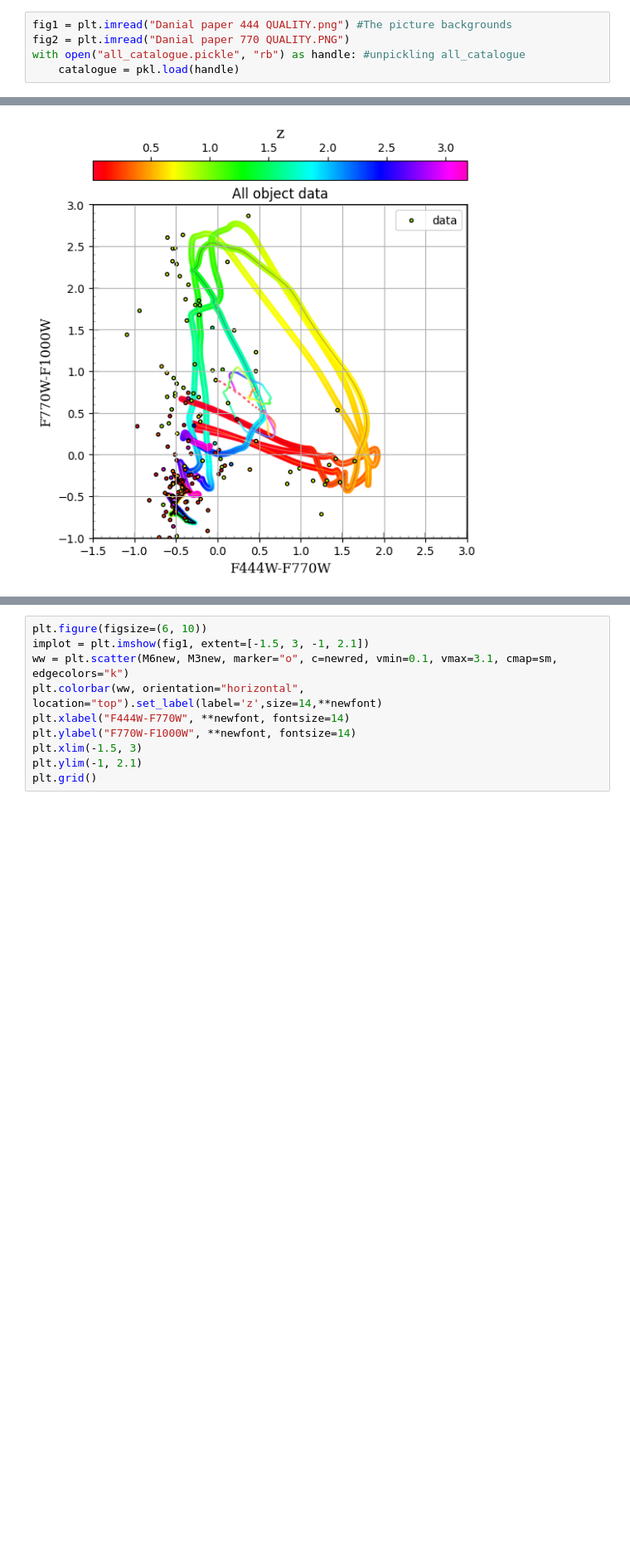
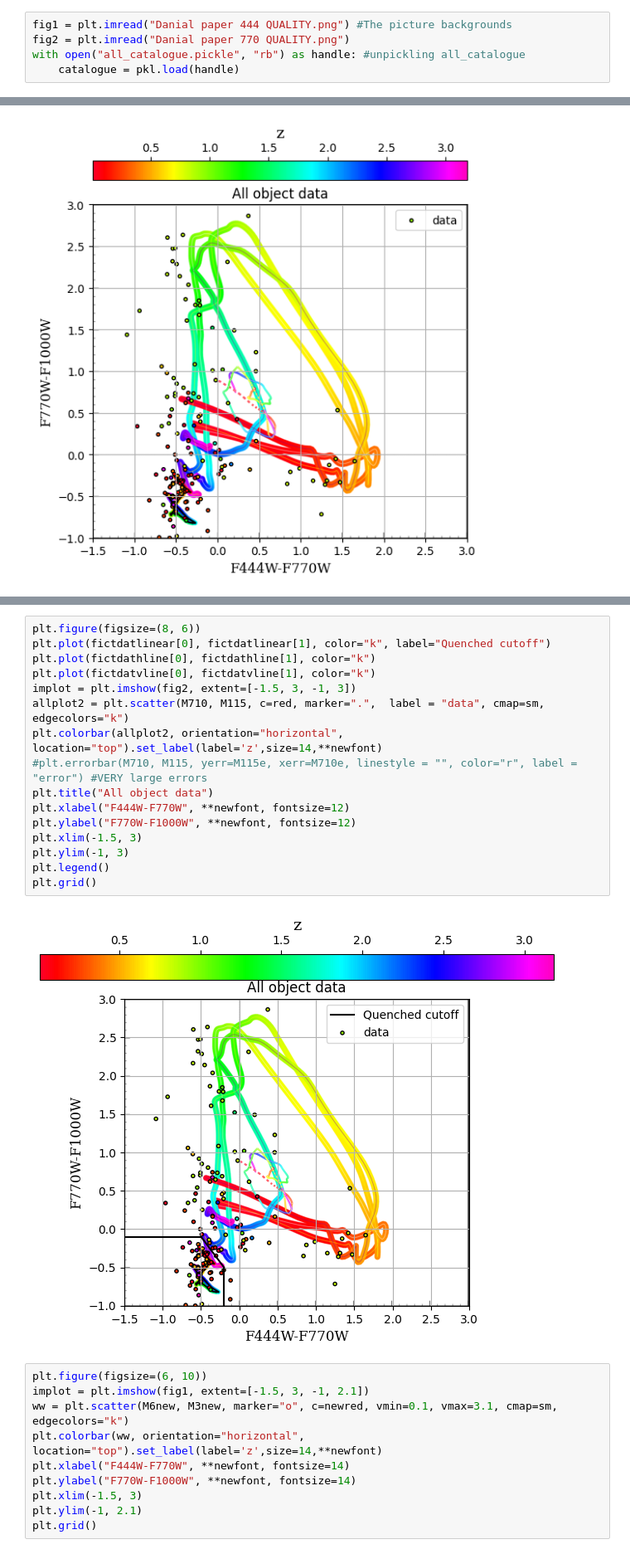
Before and after one commit to StellaWasTaken/1st-year-project, a Jupyter notebook: CSFG data results.ipynb, the cells around one changed output, grey strips where cells are left out. Shown at 83% size. Saved outputs shown, nothing was run; the diff lists cells and outputs as text; blank space fills up the shorter version.

```diff
--- a/CSFG data results.ipynb
+++ b/CSFG data results.ipynb
@@ -8,7 +8,7 @@ from mpl_toolkits.axes_grid1 import make_axes_locatable
 newfont = {"fontname": "serif"}
 # %%
 fig1 = plt.imread("Danial paper 444 QUALITY.png") #The picture backgrounds
-fig2 = plt.imread("Danial paper 770 QUALITY.PNG")
+fig2 = plt.imread("Danial paper 770 QUALITY.png")
 with open("all_catalogue.pickle", "rb") as handle: #unpickling all_catalogue
     catalogue = pkl.load(handle)
 # %%
@@ -83,3 +90,21 @@ plt.grid()
+# %%
+plt.figure(figsize=(8, 6))
+plt.plot(fictdatlinear[0], fictdatlinear[1], color="k", label="Quenched cutoff")
+plt.plot(fictdathline[0], fictdathline[1], color="k")
+plt.plot(fictdatvline[0], fictdatvline[1], color="k")
+implot = plt.imshow(fig2, extent=[-1.5, 3, -1, 3])
+allplot2 = plt.scatter(M710, M115, c=red, marker=".",  label = "data", cmap=sm, edgecolors="k")
+plt.colorbar(allplot2, orientation="horizontal", location="top").set_label(label='z',size=14,**newfont)
+#plt.errorbar(M710, M115, yerr=M115e, xerr=M710e, linestyle = "", color="r", label = "error") #VERY large errors
+plt.title("All object data")
+plt.xlabel("F444W-F770W", **newfont, fontsize=12)
+plt.ylabel("F770W-F1000W", **newfont, fontsize=12)
+plt.xlim(-1.5, 3)
+plt.ylim(-1, 3)
+plt.legend()
+plt.grid()
+# %% [output]
+[figure, added]
 # %%
 plt.figure(figsize=(6, 10))
 implot = plt.imshow(fig1, extent=[-1.5, 3, -1, 2.1])
```
Also changed, not shown: parts of 1 cell of this notebook.
